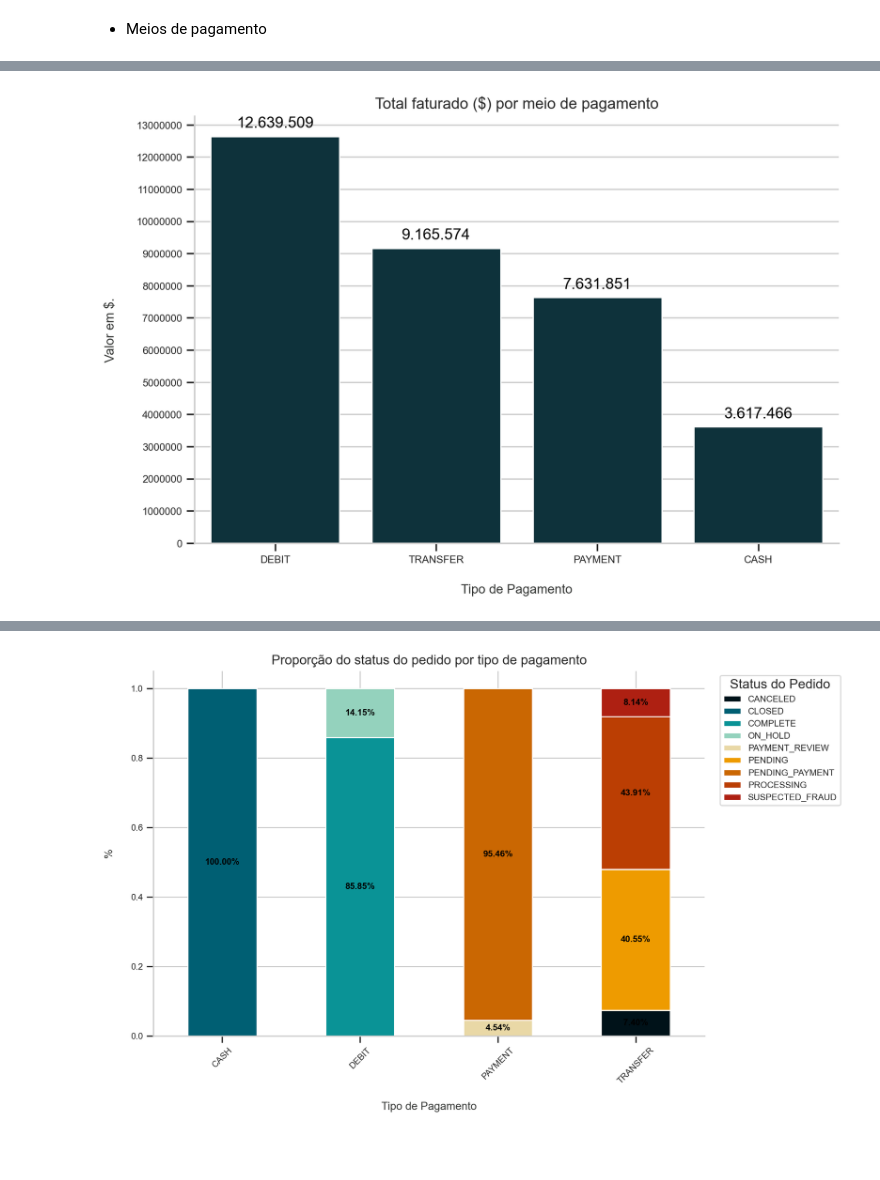
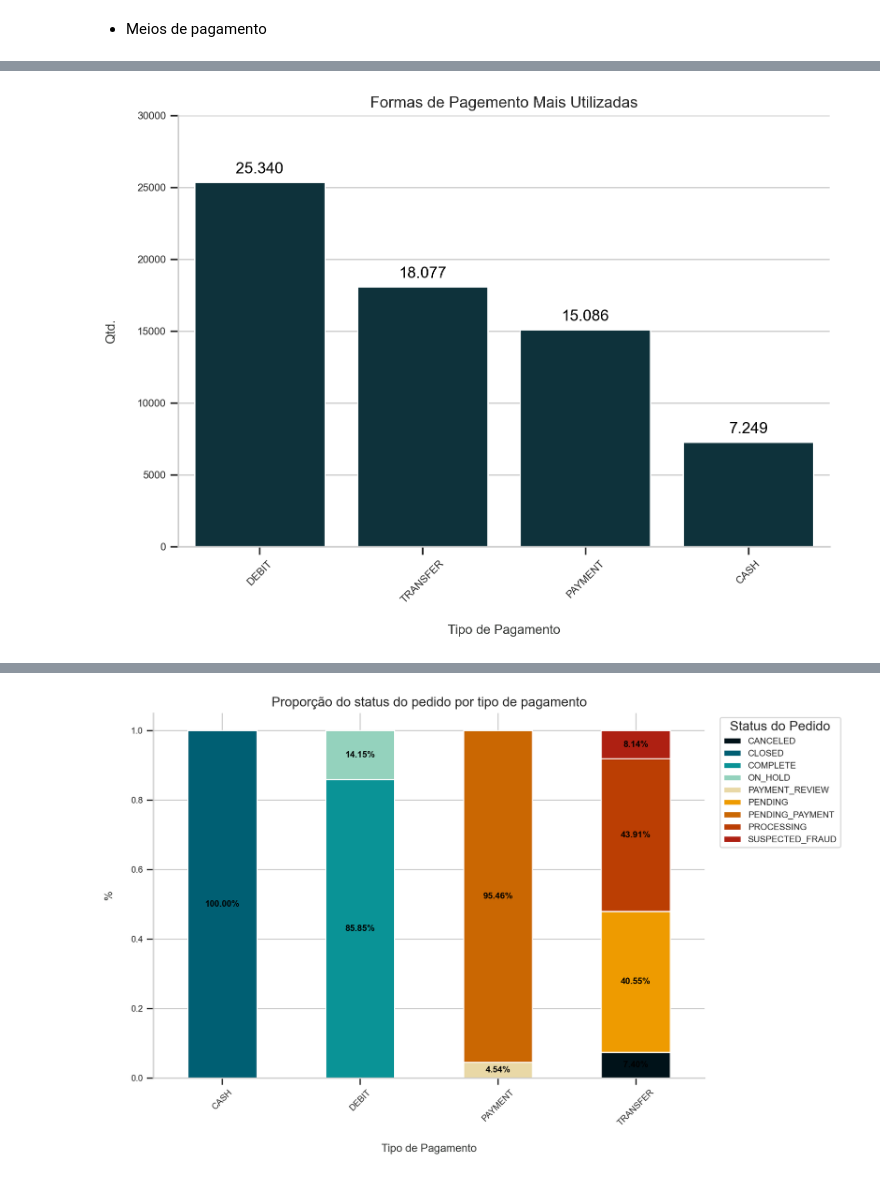
Before and after one commit to cmpbj/supply_chain_EDA, a Jupyter notebook: EDA.ipynb, the cells around one changed output, grey strips where cells are left out. Drawn from its saved outputs; the diff is of its cells as text; code cells hidden in the pictures; blank space fills up the shorter version.

```diff
--- a/EDA.ipynb
+++ b/EDA.ipynb
@@ -371,32 +591,7 @@ plt.show()
-# %%
-sales_per_type = df_transformed.groupby('type')['sales_per_customer'].sum().reset_index()
-sales_per_type = sales_per_type.sort_values(by='sales_per_customer', ascending=False)
-
-%config InlineBackend.figure_format = 'retina'
-sns.set(style="whitegrid")
-ax = sns.barplot(x='type', y='sales_per_customer', data=sales_per_type, color="#073642")
-
-for p in ax.patches:
-    sales_value = p.get_height()
-    formatted_sales = locale.format_string('%d', sales_value, grouping=True)
-    ax.annotate(formatted_sales, (p.get_x() + p.get_width() / 2., p.get_height()),
-                ha='center', va='center', fontsize=12, color='black', xytext=(0, 10),
-                textcoords='offset points')
-
-plt.ticklabel_format(style='plain', axis='y')
-plt.title('Total faturado ($) por meio de pagamento')
-ax.set_xlabel('Tipo de Pagamento', labelpad=15, fontsize=10, color="#333533")
-ax.set_ylabel('Valor em $.', labelpad=15, fontsize=10, color="#333533")
-
-ax.spines['top'].set_visible(False)
-ax.spines['right'].set_visible(False)
-
-ax.get_xaxis().tick_bottom()
-ax.get_yaxis().tick_left()
-
-plt.xticks(fontsize=8)
-plt.yticks(range(0, 13500000, 1000000), fontsize=8)
-
-plt.show()
-# %% [output]
-[figure, removed]
+# %%
+unique_orders = df_transformed[['order_id', 'type']].groupby(['order_id', 'type'], as_index=False).nunique()
+value_counts = unique_orders['type'].value_counts()
+
+create_bar_plot_from_value_counts(value_counts, title='Formas de Pagemento Mais Utilizadas', xlabel='Tipo de Pagamento', ylabel='Qtd.', ytick_range=(0, 35000, 5000))
+# %% [output]
+[figure, added]
```
Also changed, not shown: parts of 40 cells of this notebook.
